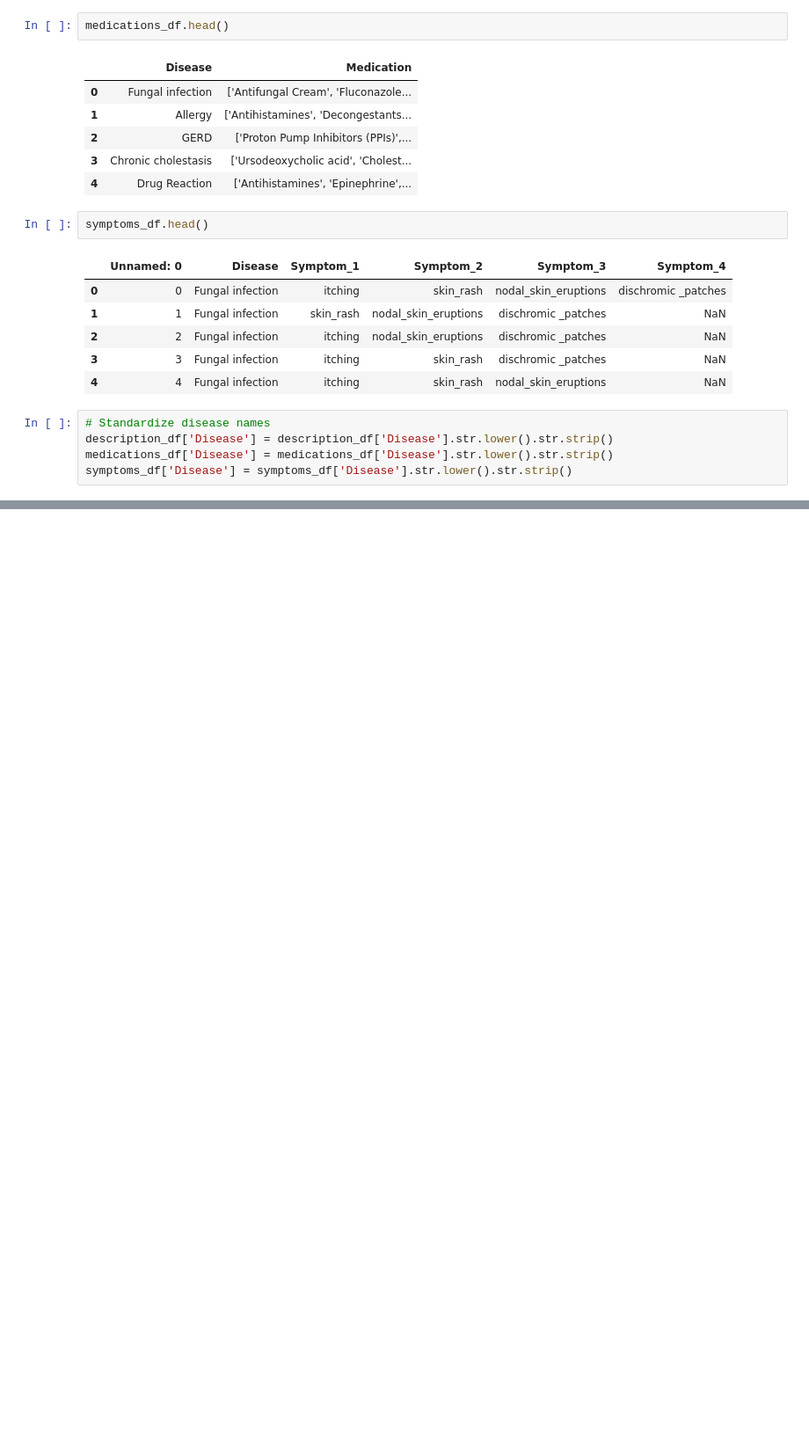
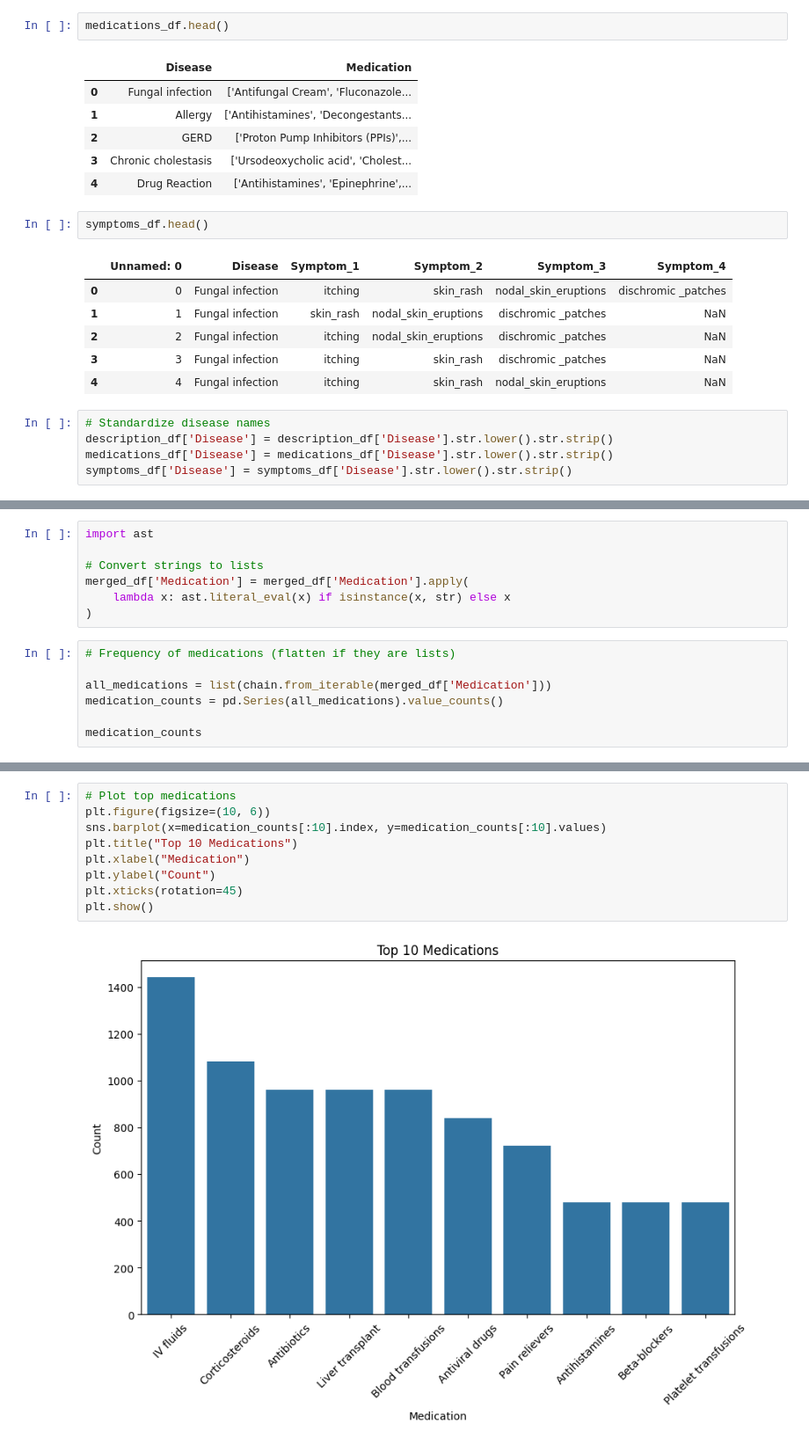
Before and after one commit to abdel3107/ia, a Jupyter notebook: models/drugPrescription.ipynb, the cells around one changed output, grey strips where cells are left out. Shown at 88% size. Drawn from its saved outputs; the diff is of its cells as text; blank space fills up the shorter version.

```diff
--- a/models/drugPrescription.ipynb
+++ b/models/drugPrescription.ipynb
@@ -52,0 +193,14 @@ symptoms_df['Disease'] = symptoms_df['Disease'].str.lower().str.strip()
+# %%
+import ast
+
+# Convert strings to lists
+merged_df['Medication'] = merged_df['Medication'].apply(
+    lambda x: ast.literal_eval(x) if isinstance(x, str) else x
+)
+# %%
+# Frequency of medications (flatten if they are lists)
+
+all_medications = list(chain.from_iterable(merged_df['Medication']))
+medication_counts = pd.Series(all_medications).value_counts()
+
+medication_counts
@@ -52,0 +220,11 @@ symptoms_df['Disease'] = symptoms_df['Disease'].str.lower().str.strip()
+# %%
+# Plot top medications
+plt.figure(figsize=(10, 6))
+sns.barplot(x=medication_counts[:10].index, y=medication_counts[:10].values)
+plt.title("Top 10 Medications")
+plt.xlabel("Medication")
+plt.ylabel("Count")
+plt.xticks(rotation=45)
+plt.show()
+# %% [output]
+[figure, added]
```
Also changed, not shown: parts of 30 cells of this notebook, 4 other files.
